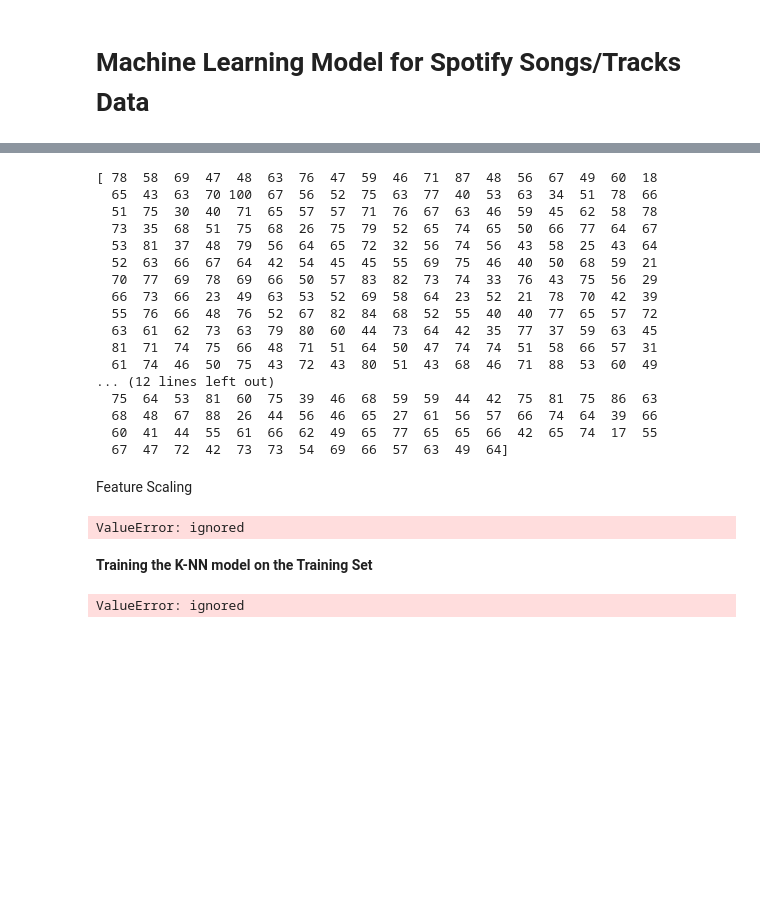
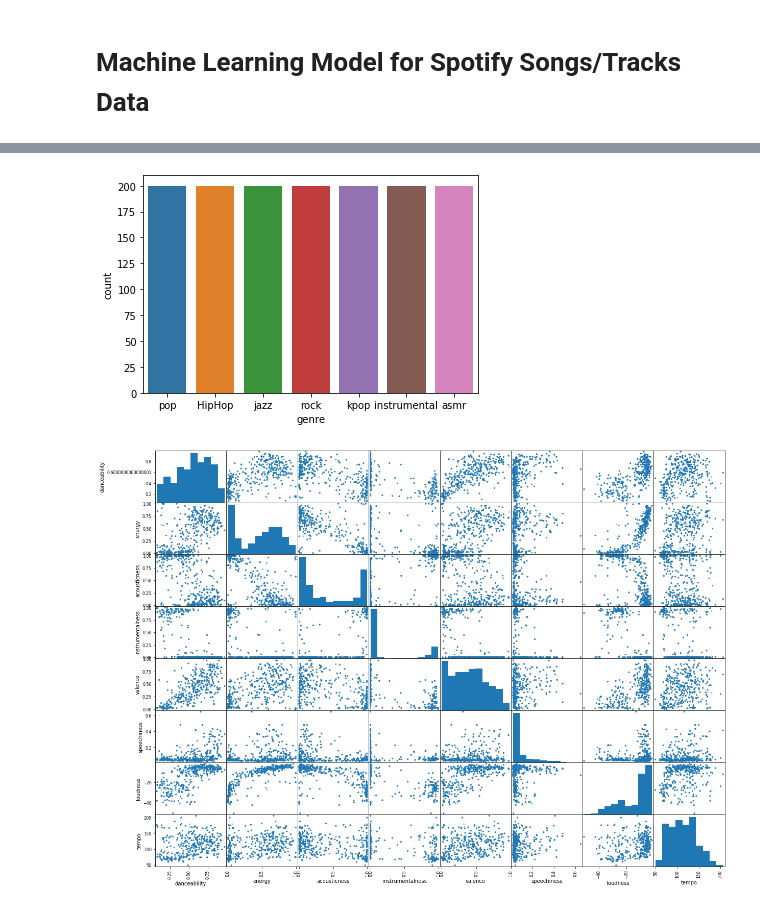
Before and after one commit to mhandipranata/bigdata-machine-learning-challenge, a Jupyter notebook: spotify_ML-model_v3.ipynb, the cells around one changed output, grey strips where cells are left out. Saved outputs shown, nothing was run; the diff lists cells and outputs as text; code cells hidden in the pictures; blank space fills up the shorter version.

```diff
--- a/spotify_ML-model_v3.ipynb
+++ b/spotify_ML-model_v3.ipynb
@@ -134,37 +62,12 @@ print(X_train)
-# %%
-print(y_test)
-# %% [output]
-[ 78  58  69  47  48  63  76  47  59  46  71  87  48  56  67  49  60  18
-  65  43  63  70 100  67  56  52  75  63  77  40  53  63  34  51  78  66
-  51  75  30  40  71  65  57  57  71  76  67  63  46  59  45  62  58  78
-  73  35  68  51  75  68  26  75  79  52  65  74  65  50  66  77  64  67
-  53  81  37  48  79  56  64  65  72  32  56  74  56  43  58  25  43  64
-  52  63  66  67  64  42  54  45  45  55  69  75  46  40  50  68  59  21
-  70  77  69  78  69  66  50  57  83  82  73  74  33  76  43  75  56  29
-  66  73  66  23  49  63  53  52  69  58  64  23  52  21  78  70  42  39
-  55  76  66  48  76  52  67  82  84  68  52  55  40  40  77  65  57  72
-  63  61  62  73  63  79  80  60  44  73  64  42  35  77  37  59  63  45
-  81  71  74  75  66  48  71  51  64  50  47  74  74  51  58  66  57  31
-  61  74  46  50  75  43  72  43  80  51  43  68  46  71  88  53  60  49
-... (12 lines left out)
-  75  64  53  81  60  75  39  46  68  59  59  44  42  75  81  75  86  63
-  68  48  67  88  26  44  56  46  65  27  61  56  57  66  74  64  39  66
-  60  41  44  55  61  66  62  49  65  77  65  65  66  42  65  74  17  55
-  67  47  72  42  73  73  54  69  66  57  63  49  64]
-# %% [markdown]
-Feature Scaling
-# %%
-from sklearn.preprocessing import StandardScaler
-sc = StandardScaler()
-X_train = sc.fit_transform(X_train)
-X_test = sc.transform(X_test)
-# %% [output]
-ValueError: ignored
-# %% [markdown]
-**Training the K-NN model on the Training Set**
-# %%
-from sklearn.neighbors import KNeighborsClassifier
-classifier = KNeighborsClassifier(n_neighbors = 5, metric = 'minkowski', p = 2)
-classifier.fit(X_train, y_train)
-# %% [output]
-ValueError: ignored
+# %%
+# Plot the data count of genres, it should be all the same numbers of songs for each genres
+sns.countplot(spotify_df["genre"], label =" Count")
+plt.show()
+# %% [output]
+[figure, added]
+# %%
+# Use pandas scatter_matrix to see the correlation of each features
+scatter_matrix(spotify_df.drop("genre", axis=1), figsize=(20,15))
+plt.show()
+# %% [output]
+[figure, added]
```
Also changed, not shown: parts of 43 cells of this notebook, 5 other files.
